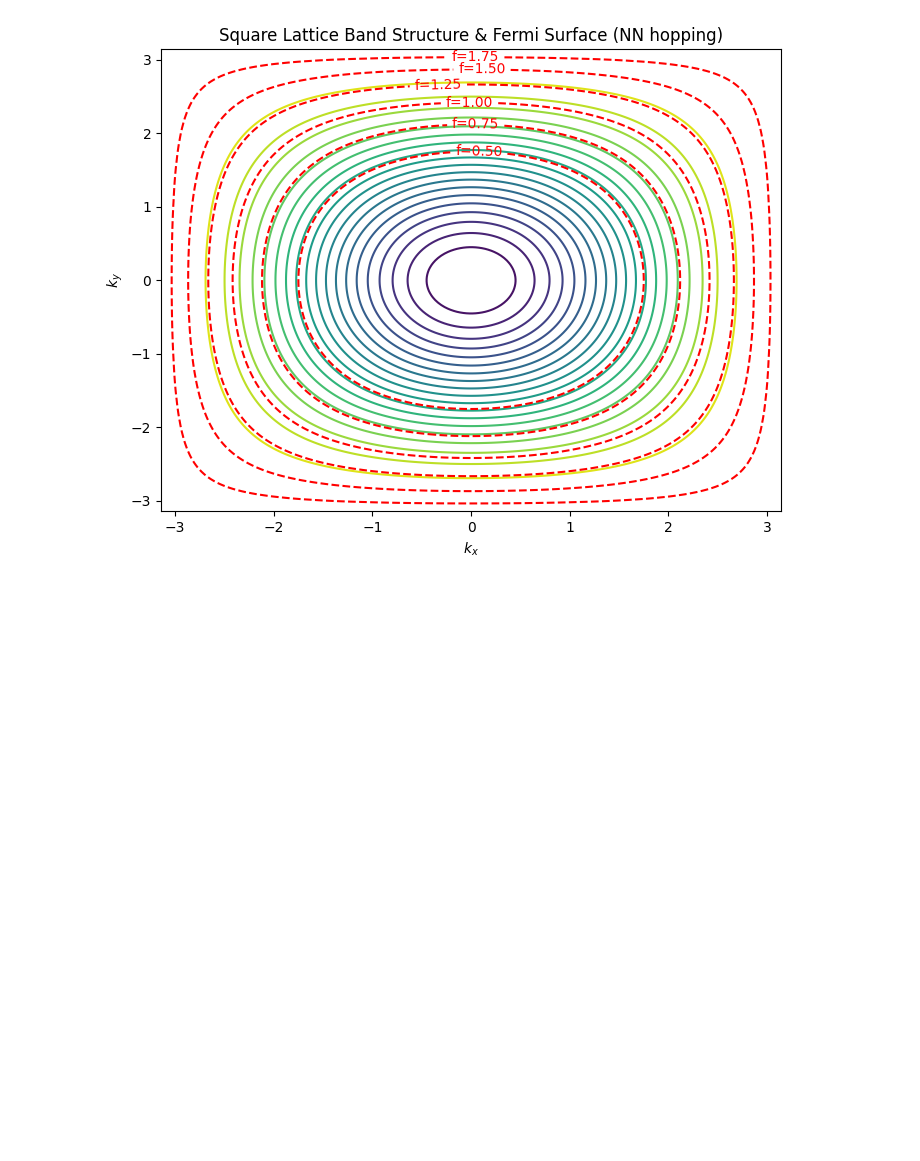
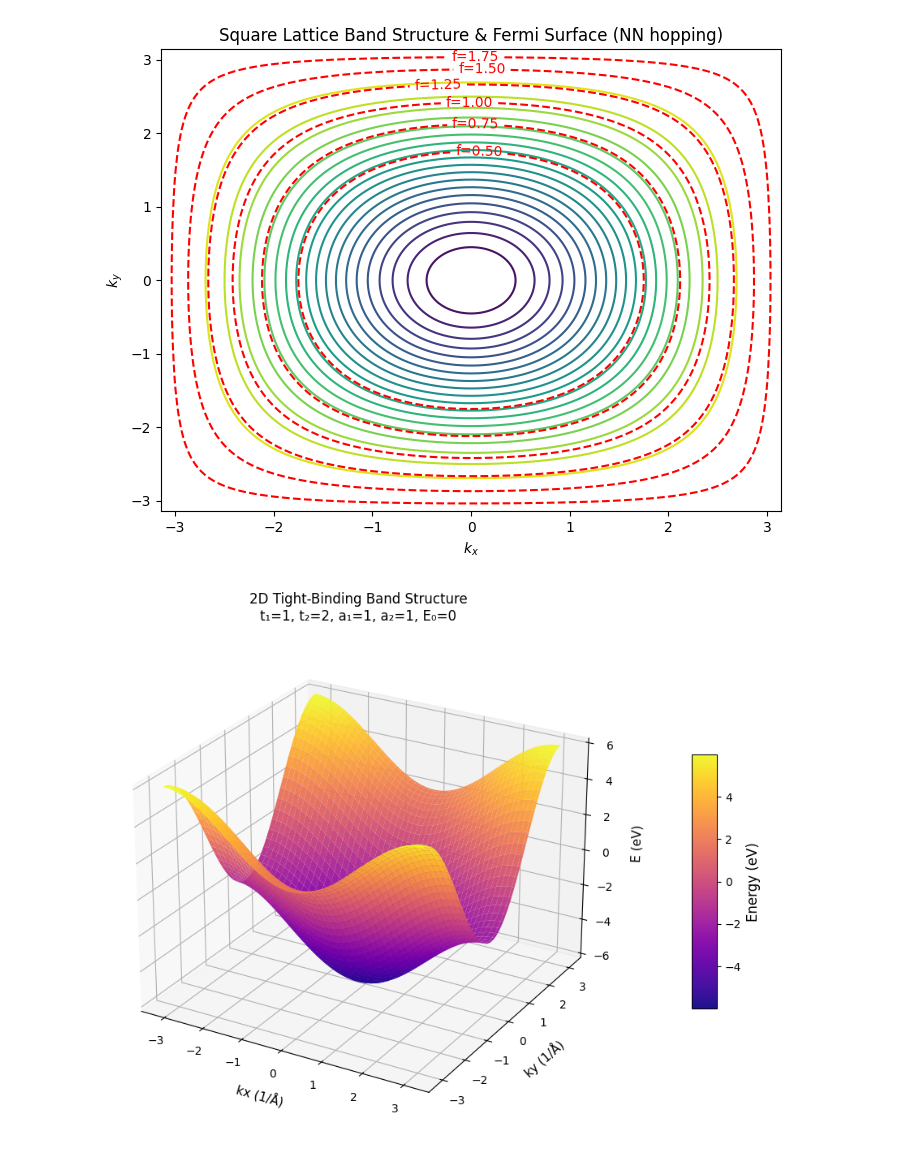
Before and after one commit to Anuj-Arya1/Condensed-Matter-Physics, a Jupyter notebook: Spectrum_density_analysis(1D chain)/tight_binding.ipynb, the cells around one changed output. Saved outputs shown, nothing was run; the diff lists cells and outputs as text; code cells hidden in the pictures; blank space fills up the shorter version.

```diff
--- a/Spectrum_density_analysis(1D chain)/tight_binding.ipynb
+++ b/Spectrum_density_analysis(1D chain)/tight_binding.ipynb
@@ -403,3 +403,33 @@ Filling = 1.50 e/unit cell → Ef = 3.700
 Filling = 1.75 e/unit cell → Ef = 3.953
 Filling = 2.00 e/unit cell → Ef = 4.000
 [figure]
+# %%
+
+def threeD_plot(t1, t2, a1, a2, E0, figsize=(10, 7), resolution=100):
+    kx = np.linspace(-np.pi/a1, np.pi/a1, resolution)
+    ky = np.linspace(-np.pi/a2, np.pi/a2, resolution)
+    KX, KY = np.meshgrid(kx, ky)
+    E = E0 - 2*t1*np.cos(KX*a1) - 2*t2*np.cos(KY*a2)
+
+    fig = plt.figure(figsize=figsize)
+    ax = fig.add_subplot(111, projection='3d')
+
+    surf = ax.plot_surface(KX, KY, E, cmap='plasma', linewidth=0,
+                           antialiased=True, alpha=0.95)
+
+    cbar = fig.colorbar(surf, ax=ax, shrink=0.5, aspect=10, pad=0.1)
+    cbar.set_label('Energy (eV)', fontsize=12)
+
+    ax.set_xlabel('kx (1/Å)', fontsize=11, labelpad=8)
+    ax.set_ylabel('ky (1/Å)', fontsize=11, labelpad=8)
+    ax.set_zlabel('E (eV)', fontsize=11, labelpad=8)
+    ax.set_title(f'2D Tight-Binding Band Structure\n'
+                 f't₁={t1}, t₂={t2}, a₁={a1}, a₂={a2}, E₀={E0}', fontsize=12)
+
+    ax.view_init(elev=25, azim=-60)
+    plt.tight_layout()
+    plt.show()
+
+threeD_plot(1,2,1,1,0)
+# %% [output]
+[figure, added]
```
Also changed, not shown: parts of 2 cells of this notebook.
